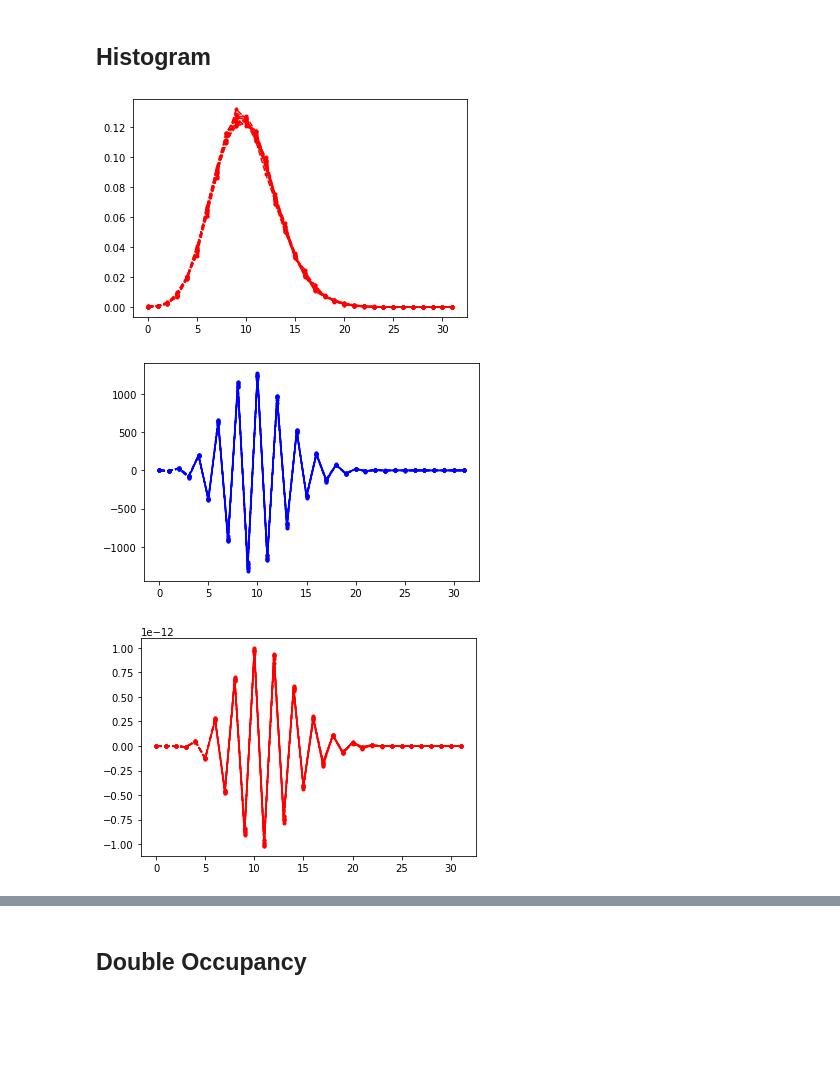
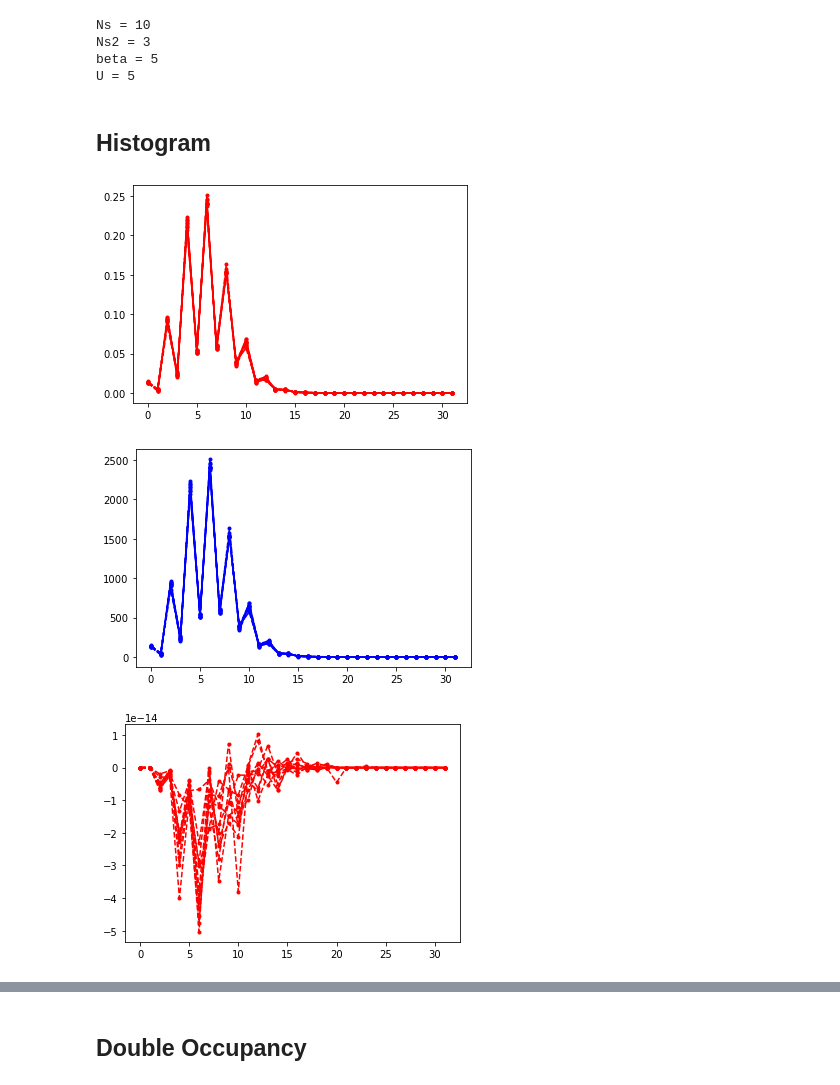
Before and after one commit to adrien-c-lopez/ctint_tutorial, a Jupyter notebook: examples/analysis.ipynb, the cells around one changed output, grey strips where cells are left out. Saved outputs shown, nothing was run; the diff lists cells and outputs as text; code cells hidden in the pictures; blank space fills up the shorter version.

```diff
--- a/examples/analysis.ipynb
+++ b/examples/analysis.ipynb
@@ -28,33 +22,48 @@ with HDFArchive("data/test_solver2.h5",'r') as A:
+# %%
+with HDFArchive("data/test_solver.h5",'r') as A:
+    Ns = A['N']
+    print(f"Ns = {Ns}")
+
+with HDFArchive("data/test_solver2.h5",'r') as A:
+    Ns2 = A['N']
+    print(f"Ns2 = {Ns2}")
+    beta = A['beta']
+    print(f"beta = {beta}")
+    U = A['U']
+    print(f"U = {U}")
+# %% [output]
+Ns = 10
+Ns2 = 3
+beta = 5
+U = 5
 # %% [markdown]
 ## Histogram
 # %%
 with HDFArchive("data/test_solver.h5",'r') as A:
     for i in range(Ns):
         N = len(A[f'hist_{i}'])
         k = np.arange(N)
         if True:
             plt.plot(k,A[f'hist_{i}'],'r.--')
         else:
             plt.plot(k,A[f'hist_{i}'],'r.')
-
     plt.show()
 
     for i in range(Ns):
         N = len(A[f'hist_sign_{i}'])
         k = np.arange(N)
         #print(A[f'hist_sign_{i}'][0:2])
-        if A[f'hist_sign_{i}'][0] != 0:
-            plt.plot(k,(A[f'hist_sign_{i}']/A[f'hist_sign_{i}'][0]).real,'b.--')
+        #if A[f'hist_sign_{i}'][0] != 0:
+        plt.plot(k,A[f'hist_sign_{i}'].real,'b.--')
     plt.show()
 
     for i in range(Ns):
         N = len(A[f'hist_sign_{i}'])
         k = np.arange(N)
         #print(A[f'hist_sign_{i}'][0:2])
-        if A[f'hist_sign_{i}'][0] != 0:
-            plt.plot(k,(A[f'hist_sign_{i}']/A[f'hist_sign_{i}'][0]).imag,'r.--')
+        plt.plot(k,A[f'hist_sign_{i}'].imag,'r.--')
     plt.show()
 # %% [output]
-[figure, old version]
+[figure, new version]
-[figure, old version]
+[figure, new version]
-[figure, old version]
+[figure, new version]
```
Also changed, not shown: parts of 17 cells of this notebook, 9 other files.
